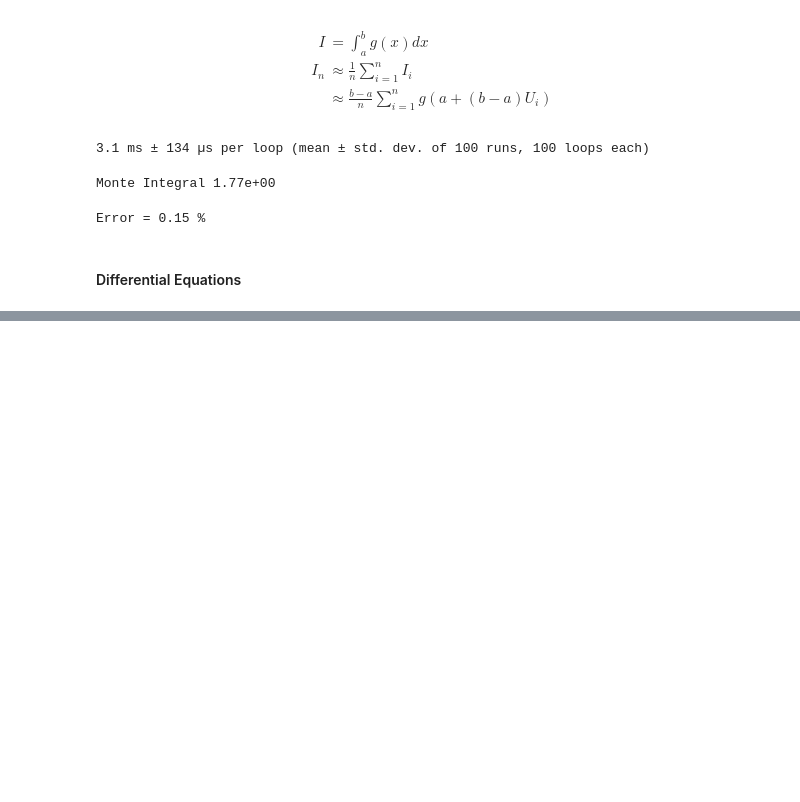
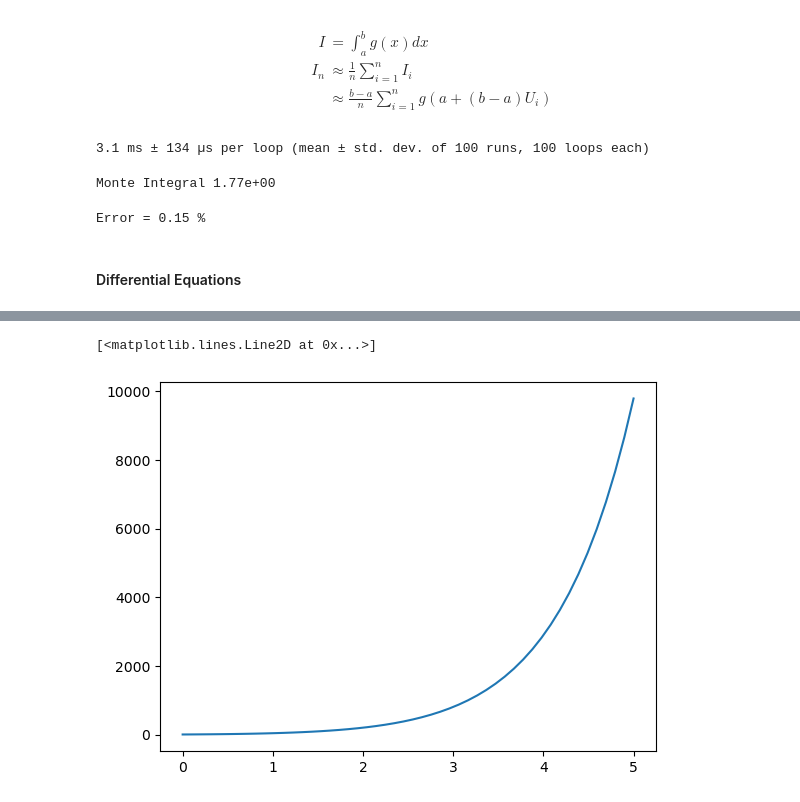
Before and after one commit to SamMachariaPhD/Math-Modelling-Simulation-Python, a Jupyter notebook: monte.ipynb, the cells around one changed output, grey strips where cells are left out. Drawn from its saved outputs; the diff is of its cells as text; code cells hidden in the pictures; blank space fills up the shorter version.

```diff
--- a/monte.ipynb
+++ b/monte.ipynb
@@ -186,0 +250,14 @@ Error = 0.15 %
+# %%
+def model2(y, t):
+    dydt = 13*np.exp(t) + y
+    return dydt
+
+y0 = 1
+t = np.linspace(0, 5)
+
+y= odeint(model2, y0, t)
+
+plt.plot(t, y)
+# %% [output]
+[<matplotlib.lines.Line2D at 0x...>]
+[figure, added]
```
Also changed, not shown: parts of 8 cells of this notebook.
